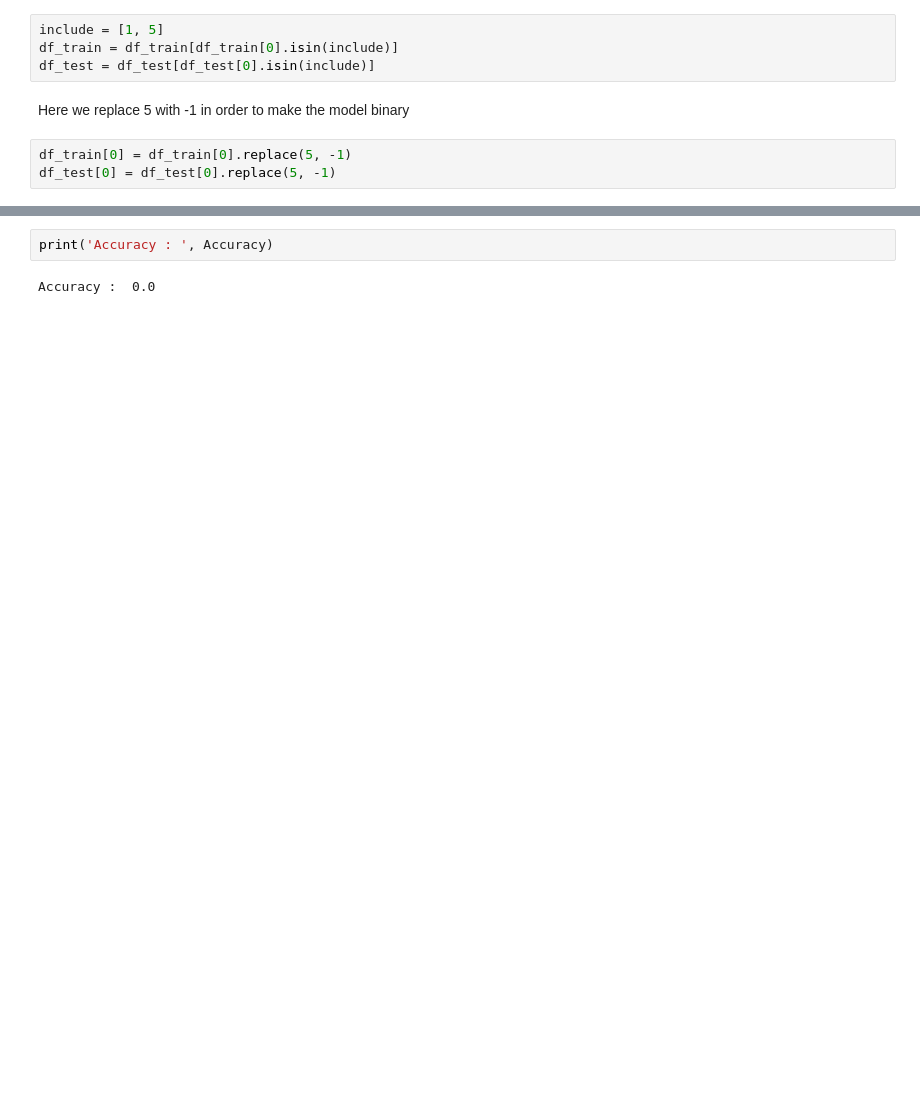
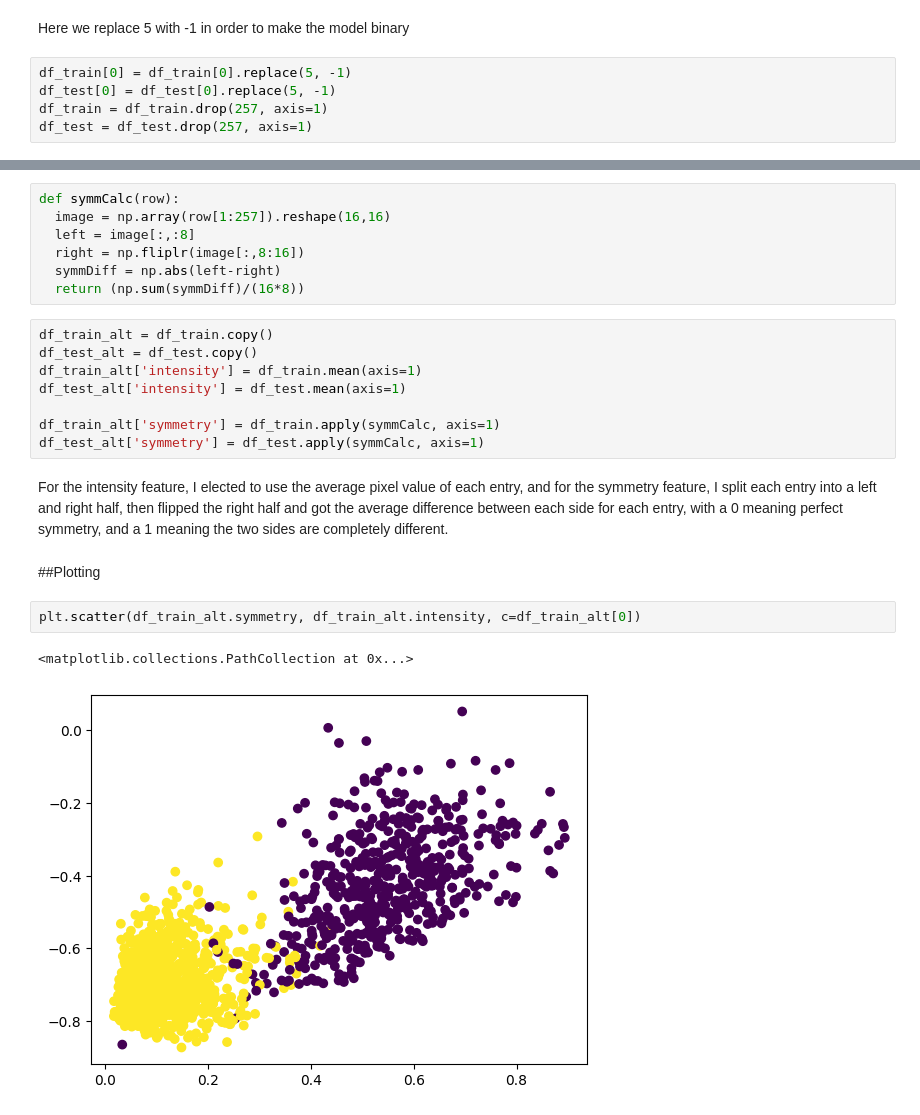
Before and after one commit to pmantramurti/CMPE257-Fall23-Pranay-Mantramurti, a Jupyter notebook: Homework_1.ipynb, the cells around one changed output, grey strips where cells are left out. Drawn from its saved outputs; the diff is of its cells as text; blank space fills up the shorter version.

```diff
--- a/Homework_1.ipynb
+++ b/Homework_1.ipynb
@@ -284,9 +293,7 @@ df_test = pd.read_csv('/content/drive/MyDrive/Colab_Notebooks/ZipDigits/ZipDigit
-# %%
-include = [1, 5]
-df_train = df_train[df_train[0].isin(include)]
-df_test = df_test[df_test[0].isin(include)]
 # %% [markdown]
 Here we replace 5 with -1 in order to make the model binary
 # %%
 df_train[0] = df_train[0].replace(5, -1)
 df_test[0] = df_test[0].replace(5, -1)
+df_train = df_train.drop(257, axis=1)
+df_test = df_test.drop(257, axis=1)
@@ -337,4 +306,24 @@ Accuracy = checkModel(w, df_test)
-# %%
-print('Accuracy : ', Accuracy)
-# %% [output]
-Accuracy :  0.0
+# %%
+def symmCalc(row):
+  image = np.array(row[1:257]).reshape(16,16)
+  left = image[:,:8]
+  right = np.fliplr(image[:,8:16])
+  symmDiff = np.abs(left-right)
+  return (np.sum(symmDiff)/(16*8))
+# %%
+df_train_alt = df_train.copy()
+df_test_alt = df_test.copy()
+df_train_alt['intensity'] = df_train.mean(axis=1)
+df_test_alt['intensity'] = df_test.mean(axis=1)
+
+df_train_alt['symmetry'] = df_train.apply(symmCalc, axis=1)
+df_test_alt['symmetry'] = df_test.apply(symmCalc, axis=1)
+# %% [markdown]
+For the intensity feature, I elected to use the average pixel value of each entry, and for the symmetry feature, I split each entry into a left and right half, then flipped the right half and got the average difference between each side for each entry, with a 0 meaning perfect symmetry, and a 1 meaning the two sides are completely different.
+# %% [markdown]
+##Plotting
+# %%
+plt.scatter(df_train_alt.symmetry, df_train_alt.intensity, c=df_train_alt[0])
+# %% [output]
+<matplotlib.collections.PathCollection at 0x...>
+[figure, added]
```
Also changed, not shown: parts of 20 cells of this notebook.
